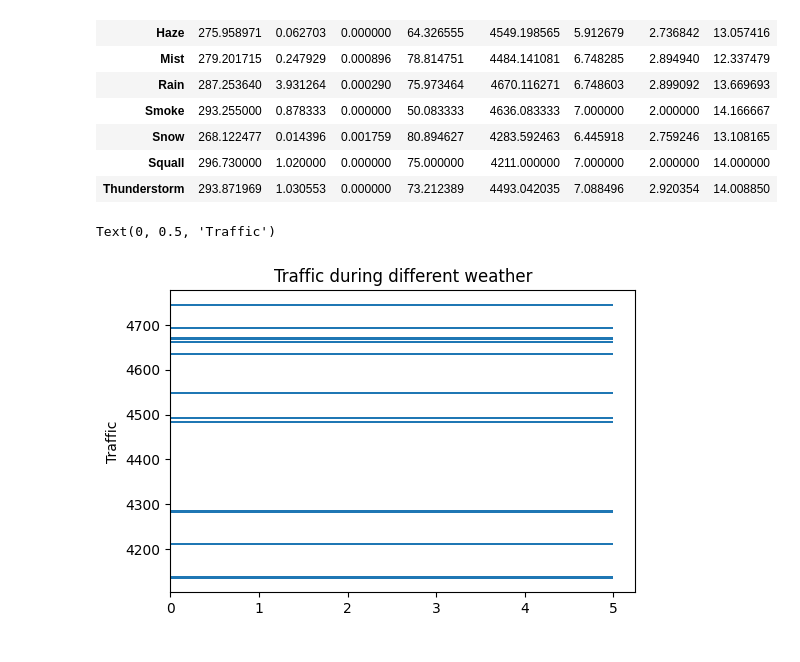
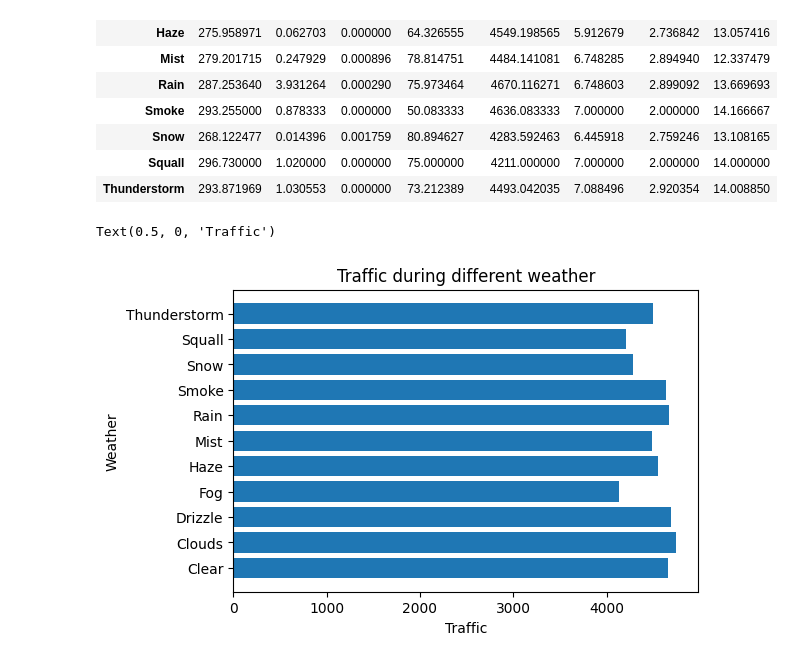
Before and after one commit to ryta2670/Python-Vizualizing-Traffic-Data, a Jupyter notebook: Basics.ipynb, the cells around one changed output. Drawn from its saved outputs; the diff is of its cells as text; code cells hidden in the pictures.

```diff
--- a/Basics.ipynb
+++ b/Basics.ipynb
@@ -290,10 +290,14 @@ by_weather_main
 | Snow | 268.122477 | 0.014396 | 0.001759 | 80.894627 | 4283.592463 | 6.445918 | 2.759246 | 13.108165 |
 | Squall | 296.730000 | 1.020000 | 0.000000 | 75.000000 | 4211.000000 | 7.000000 | 2.000000 | 14.000000 |
 | Thunderstorm | 293.871969 | 1.030553 | 0.000000 | 73.212389 | 4493.042035 | 7.088496 | 2.920354 | 14.008850 |
+# %%
+by_weather_main.index.name = 'weather'
+by_weather_main.reset_index(inplace=True)
 # %%
-plt.barh(by_weather_main['traffic_volume'], width = 5, height = 5)
+plt.barh(width = by_weather_main['traffic_volume'], y =  by_weather_main['weather'])
 plt.title('Traffic during different weather')
-plt.ylabel('Traffic')
+plt.ylabel('Weather')
+plt.xlabel('Traffic')
 # %% [output]
-Text(0, 0.5, 'Traffic')
+Text(0.5, 0, 'Traffic')
-[figure, old version]
+[figure, new version]
```
Also changed, not shown: parts of 4 cells of this notebook.
